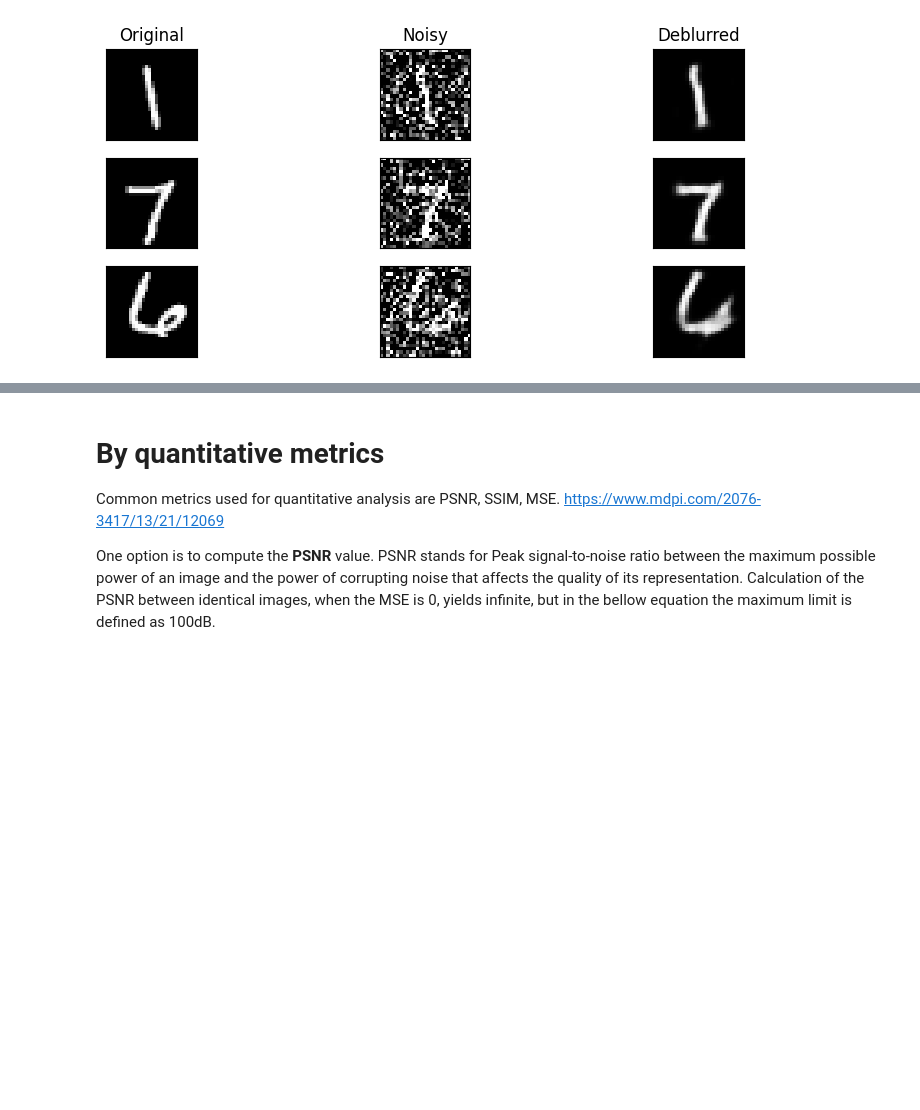
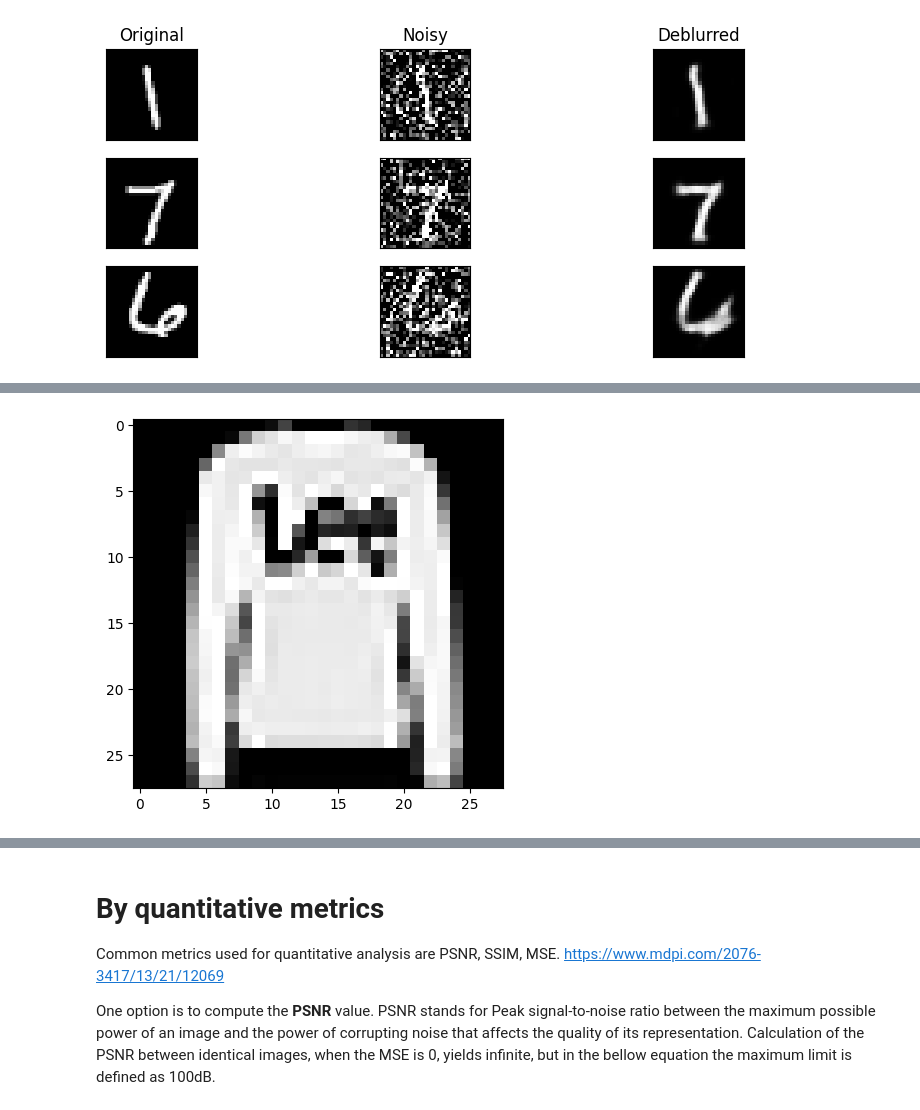
Before and after one commit to izsom/MachineLearning23ws, a Jupyter notebook: Exercise3/code/CNN_Autoencoder.ipynb, the cells around one changed output, grey strips where cells are left out. Cells and saved outputs as stored; diff of their text form; code cells hidden in the pictures; blank space fills up the shorter version.

```diff
--- a/Exercise3/code/CNN_Autoencoder.ipynb
+++ b/Exercise3/code/CNN_Autoencoder.ipynb
@@ -198,0 +216,5 @@ plt.show()
+# %%
+plt.imshow(x_test_fashion[1].reshape(28,28))
+plt.gray()
+# %% [output]
+[figure, added]
```
Also changed, not shown: parts of 9 cells of this notebook.
